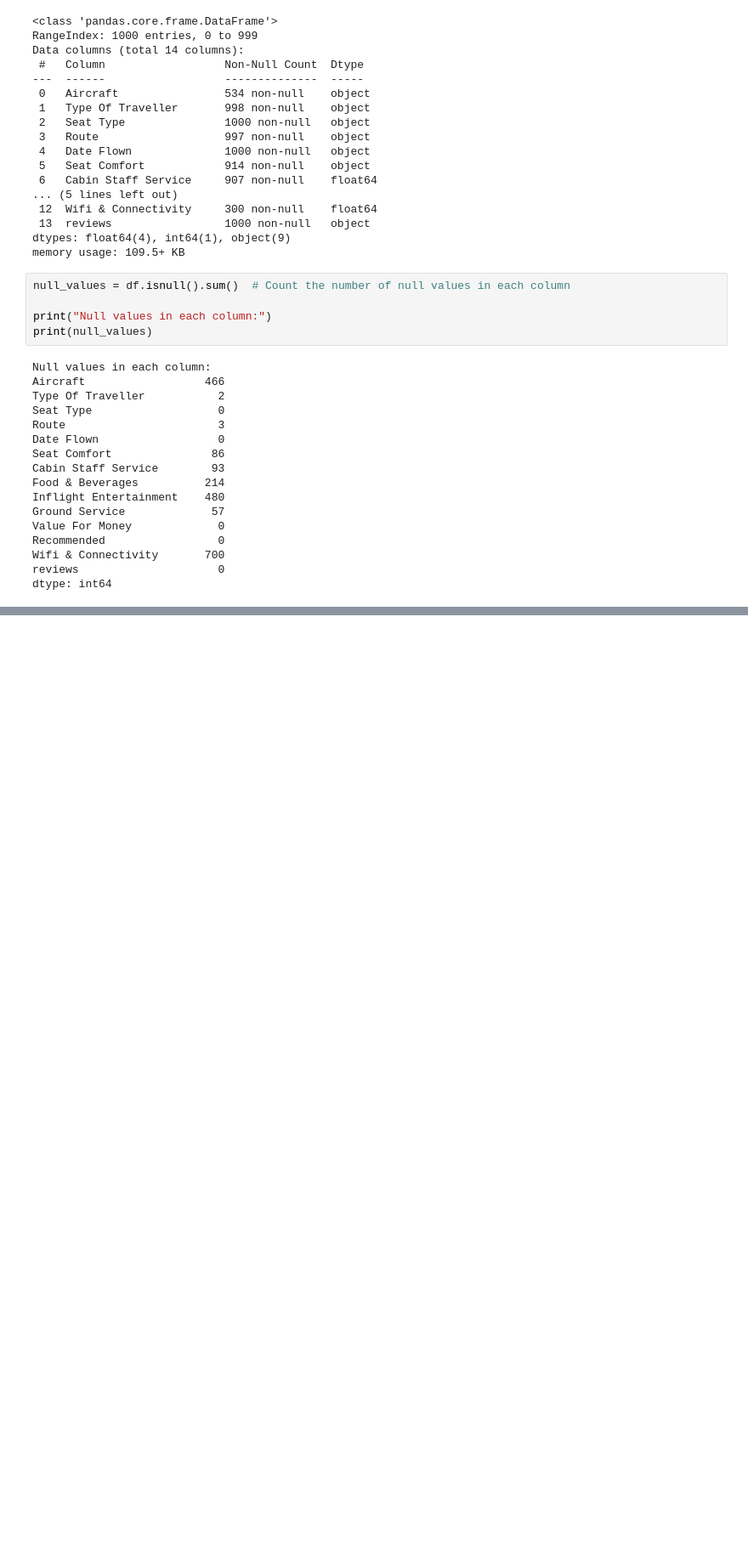
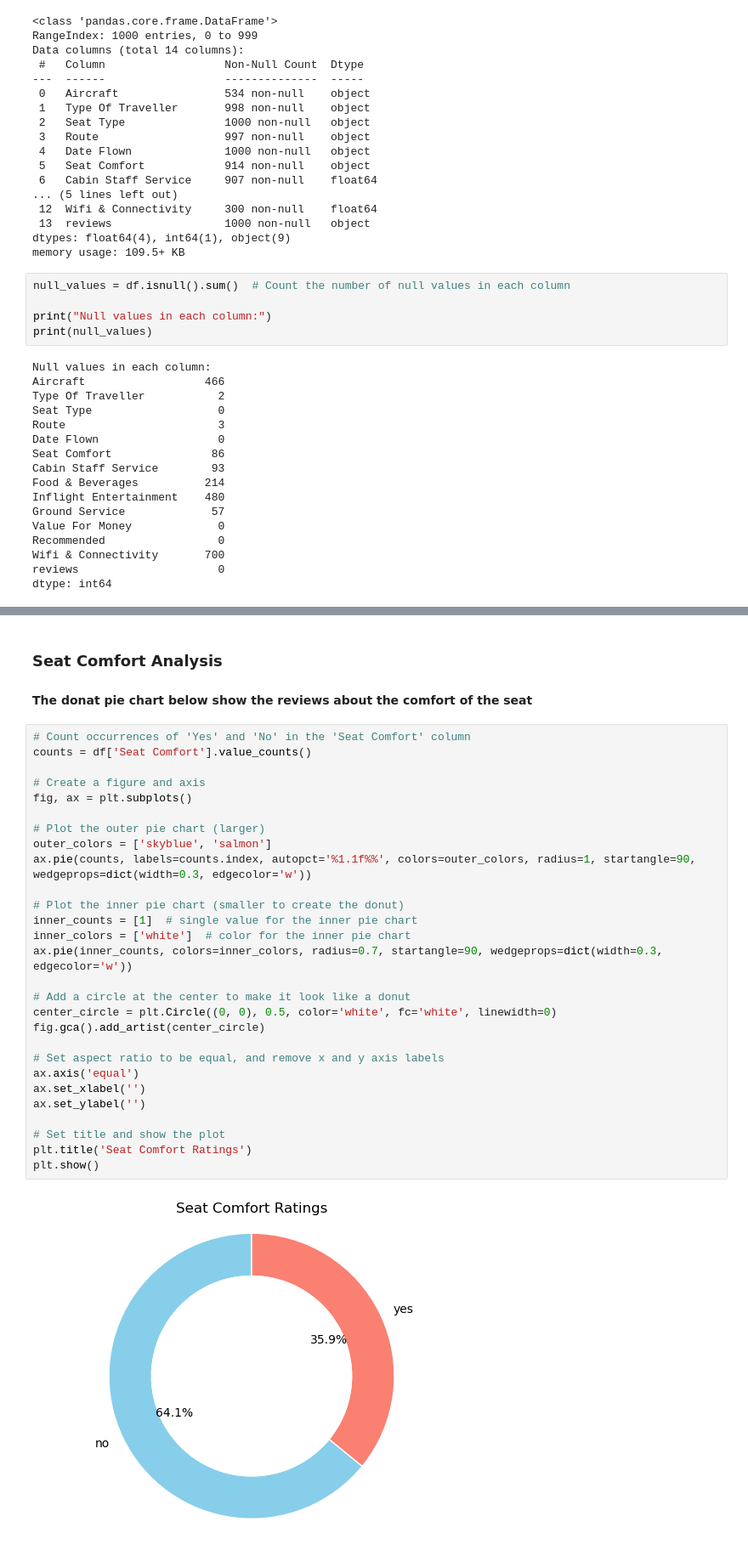
Before and after one commit to Mobisafrankline/webscraping-analysis-british-airways, a Jupyter notebook: code.ipynb, the cells around one changed output, grey strips where cells are left out. Shown at 85% size. Cells and saved outputs as stored; diff of their text form; blank space fills up the shorter version.

```diff
--- a/code.ipynb
+++ b/code.ipynb
@@ -185,0 +244,33 @@ print(df)
+# %% [markdown]
+### Seat Comfort Analysis
+#### The donat pie chart below show the reviews about the comfort of the seat
+# %%
+# Count occurrences of 'Yes' and 'No' in the 'Seat Comfort' column
+counts = df['Seat Comfort'].value_counts()
+
+# Create a figure and axis
+fig, ax = plt.subplots()
+
+# Plot the outer pie chart (larger)
+outer_colors = ['skyblue', 'salmon']
+ax.pie(counts, labels=counts.index, autopct='%1.1f%%', colors=outer_colors, radius=1, startangle=90, wedgeprops=dict(width=0.3, edgecolor='w'))
+
+# Plot the inner pie chart (smaller to create the donut)
+inner_counts = [1]  # single value for the inner pie chart
+inner_colors = ['white']  # color for the inner pie chart
+ax.pie(inner_counts, colors=inner_colors, radius=0.7, startangle=90, wedgeprops=dict(width=0.3, edgecolor='w'))
+
+# Add a circle at the center to make it look like a donut
+center_circle = plt.Circle((0, 0), 0.5, color='white', fc='white', linewidth=0)
+fig.gca().add_artist(center_circle)
+
+# Set aspect ratio to be equal, and remove x and y axis labels
+ax.axis('equal')
+ax.set_xlabel('')
+ax.set_ylabel('')
+
+# Set title and show the plot
+plt.title('Seat Comfort Ratings')
+plt.show()
+# %% [output]
+[figure, added]
```
Also changed, not shown: parts of 18 cells of this notebook.
